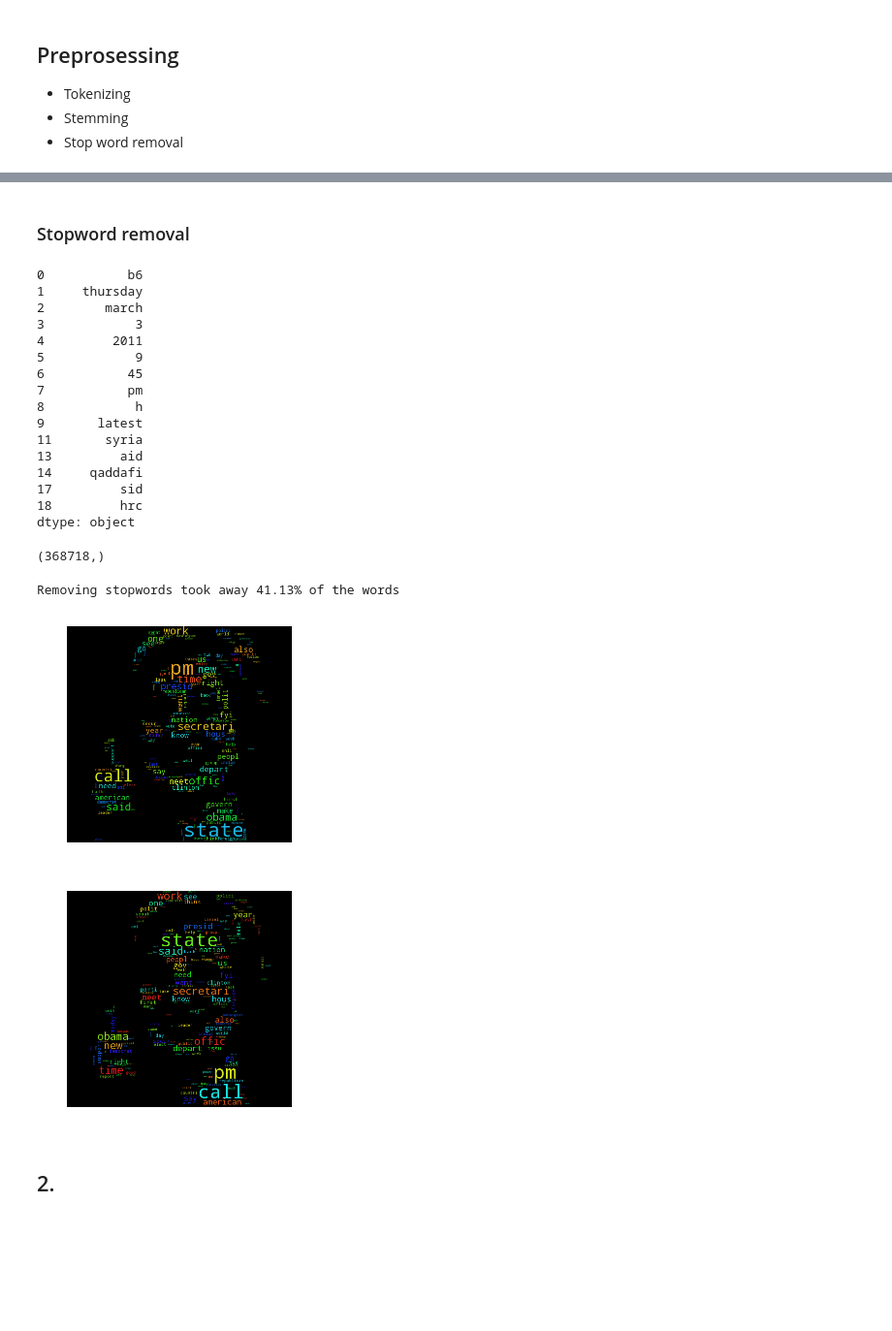
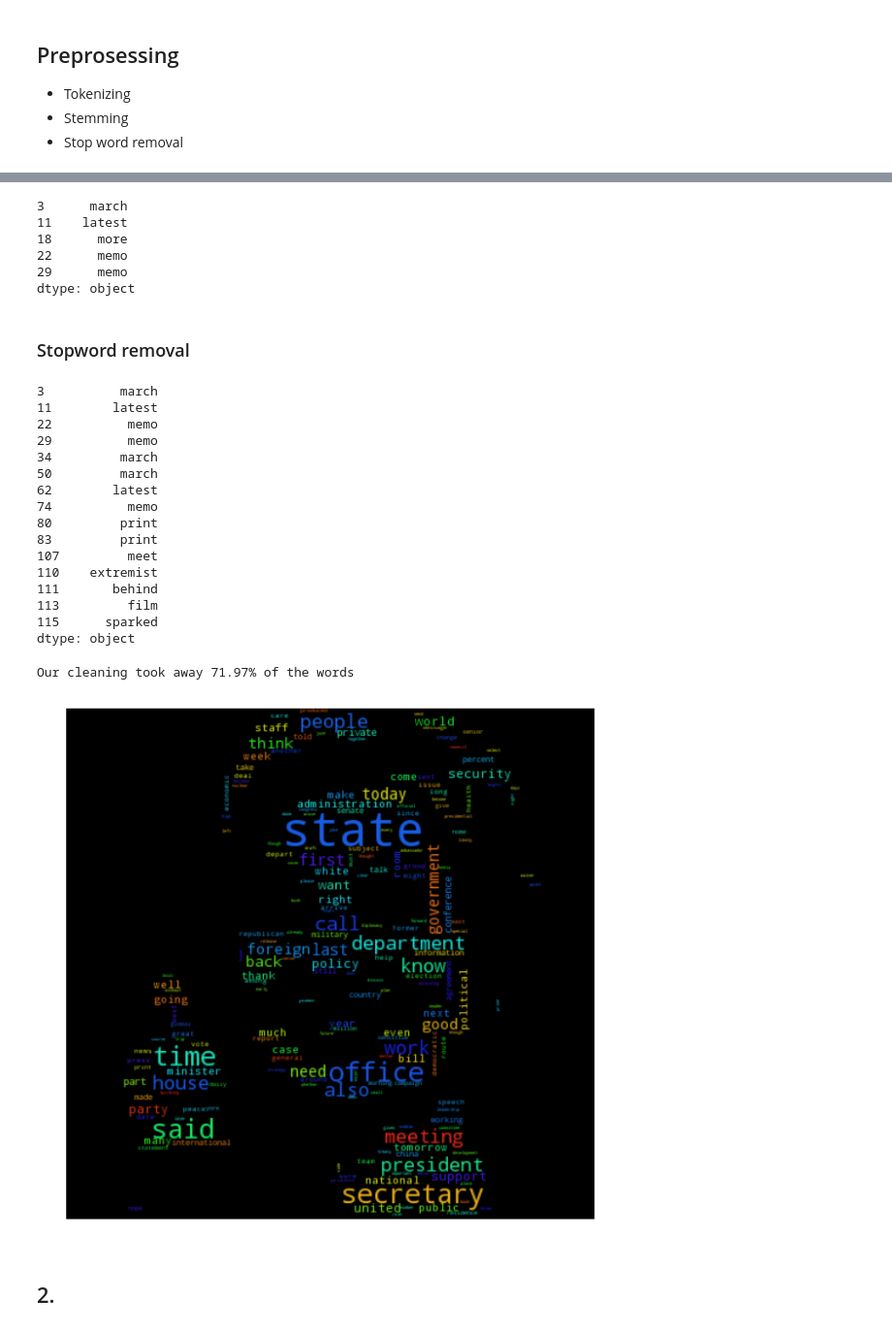
Before and after one commit to PaluchowskiMatthew/ADA-Kepler, a Jupyter notebook: 05 - Taming Text/05 - Taming Text.ipynb, the cells around one changed output, grey strips where cells are left out. Shown at 97% size. Saved outputs shown, nothing was run; the diff lists cells and outputs as text; code cells hidden in the pictures; blank space fills up the shorter version.

Commit message:
fix cleaning process

```diff
--- a/05 - Taming Text/05 - Taming Text.ipynb
+++ b/05 - Taming Text/05 - Taming Text.ipynb
@@ -150,0 +115,5 @@ dtype: object
+# %%
+lowered_tokens = tokens.apply(lambda token: token.strip().lower())
+
+lowered_tokens = lowered_tokens[lowered_tokens != '']
+lowered_tokens.head()
@@ -150,0 +139,6 @@ dtype: object
+# %%
+english = set(words.words())
+filter_english = lowered_tokens.apply(lambda x: x in english)
+
+valid_tokens = lowered_tokens[filter_english]
+valid_tokens.head(10)
@@ -151,3 +161,15 @@ dtype: object
+# %%
+short_filter = valid_tokens.apply(lambda token: len(token) > 3)
+
+long_tokens = valid_tokens[short_filter]
+long_tokens.head()
+# %% [output]
+3      march
+11    latest
+18      more
+22      memo
+29      memo
+dtype: object
 # %% [markdown]
 ### Stopword removal
 # %%
@@ -155,39 +177,35 @@ from nltk.corpus import stopwords
 
 stop = set(stopwords.words('english'))
 
-no_stopwords = stemmed[stemmed.apply(lambda x: x not in stop)]
+stopword_filter = long_tokens.apply(lambda x: x not in stop)
+nonstop_tokens = long_tokens[stopword_filter]
 # %%
-no_stopwords.head(15)
+nonstop_tokens.head(15)
 # %% [output]
-0           b6
-1     thursday
-2        march
-3            3
-4         2011
-5            9
-6           45
-7           pm
-8            h
-9       latest
-11       syria
-13         aid
-14     qaddafi
-17         sid
-18         hrc
+3          march
+11        latest
+22          memo
+29          memo
+34         march
+50         march
+62        latest
+74          memo
+80         print
+83         print
+107         meet
+110    extremist
+111       behind
+113         film
+115      sparked
 dtype: object
-# %%
-no_stopwords.shape
-# %% [output]
-(368718,)
 # %%
-print('Removing stopwords took away %.2f%% of the words' % (100*(1 - no_stopwords.shape[0] / stemmed.shape[0])))
+print('Our cleaning took away %.2f%% of the words' % (100*(1 - nonstop_tokens.shape[0] / tokens.shape[0])))
 # %% [output]
-Removing stopwords took away 41.13% of the words
+Our cleaning took away 71.97% of the words
 # %%
-generate_word_cloud(no_stopwords.to_string(index=False, header=False))
+generate_word_cloud(nonstop_tokens.to_string(index=False, header=False))
 # %% [output]
-[figure, old version]
+[figure, new version]
-[figure, removed]
 # %% [markdown]
 ## 2.
 # %%
```
Also changed, not shown: parts of 17 cells of this notebook.
